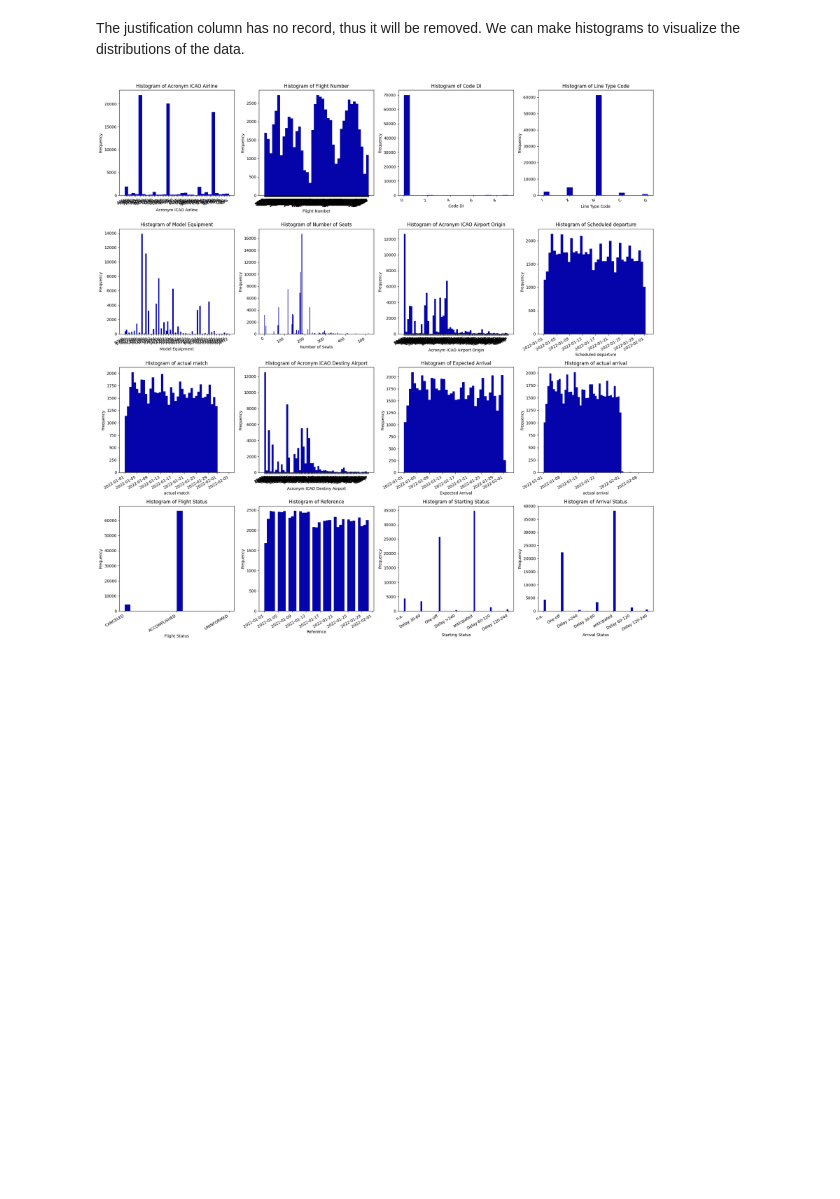
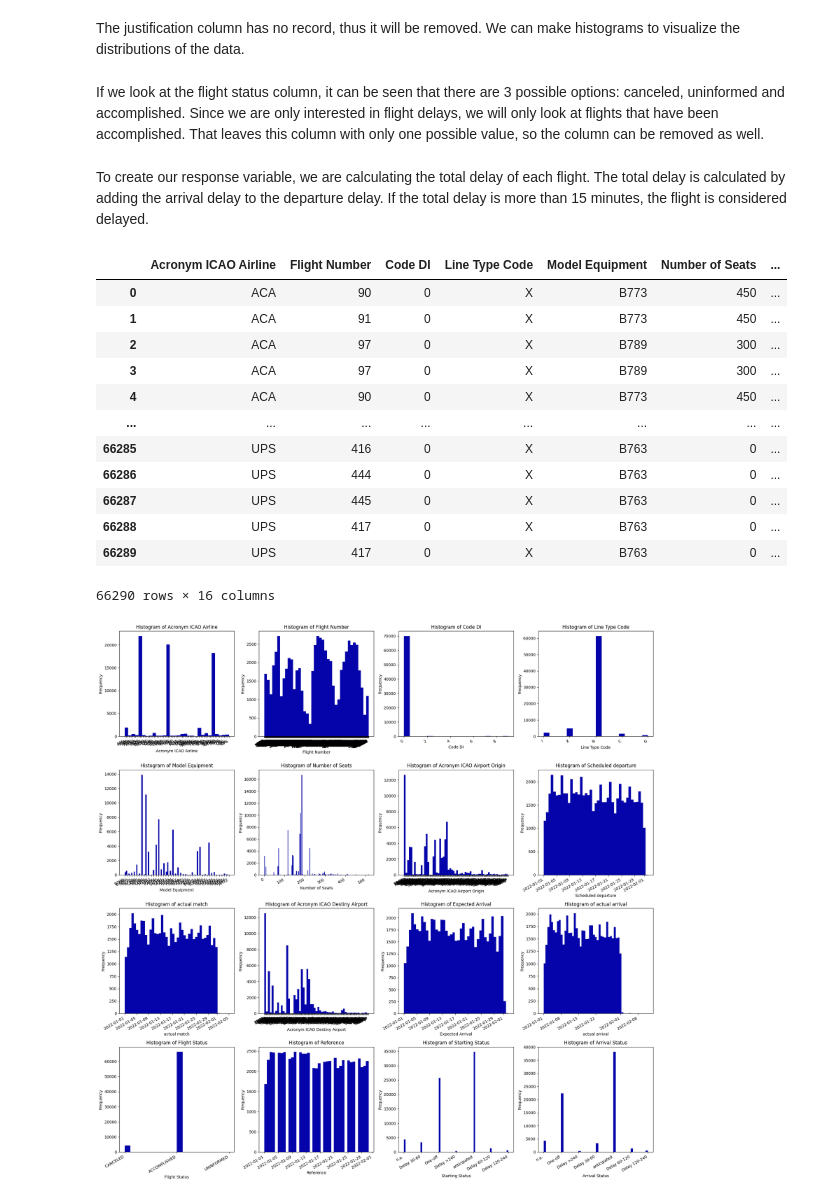
Before and after one commit to TygoF/Flight-delay-prediction, a Jupyter notebook: main.ipynb, the cells around one changed output. Saved outputs shown, nothing was run; the diff lists cells and outputs as text; code cells hidden in the pictures; blank space fills up the shorter version.

```diff
--- a/main.ipynb
+++ b/main.ipynb
@@ -135,4 +136,44 @@ The justification column has no record, thus it will be removed. We can make his
 # %%
 # Drop justification column as it has no entries
 data_brazil2.drop(columns=['Justification'], inplace=True)
+# %% [markdown]
+If we look at the flight status column, it can be seen that there are 3 possible options: canceled, uninformed and accomplished. Since we are only interested in flight delays, we will only look at flights that have been accomplished. That leaves this column with only one possible value, so the column can be removed as well.
+# %%
+# Drop entries of flights that are cancelled or uninformed
+data_brazil3 = data_brazil2.drop(data_brazil2[(data_brazil2["Flight Status"] == "CANCELED") | (data_brazil2["Flight Status"] == "UNINFORMED")].index)
+
+# Drop flight status column as it has no use anymore
+data_brazil3.drop(columns=['Flight Status'], inplace=True)
+# %% [markdown]
+To create our response variable, we are calculating the total delay of each flight. The total delay is calculated by adding the arrival delay to the departure delay. If the total delay is more than 15 minutes, the flight is considered delayed.
+# %%
+# Change starting status column to represent whether the departure delay is more than 15 minutes
+data_brazil3.loc[(data_brazil3["actual match"]-data_brazil3["Scheduled departure"]) <= datetime.timedelta(minutes=15), "Starting Status"] = 0
+data_brazil3.loc[(data_brazil3["actual match"]-data_brazil3["Scheduled departure"]) > datetime.timedelta(minutes=15), "Starting Status"] = 1
+
+# Change arrival status column to represent whether the arrival delay is more than 15 minutes
+data_brazil3.loc[(data_brazil3["actual arrival"]-data_brazil3["Expected Arrival"]) <= datetime.timedelta(minutes=15), "Arrival Status"] = 0
+data_brazil3.loc[(data_brazil3["actual arrival"]-data_brazil3["Expected Arrival"]) > datetime.timedelta(minutes=15), "Arrival Status"] = 1
+
+# Create new column "Delayed" which represents whether the total delay of the flight is more than 15 minutes
+data_brazil3.reset_index(drop=True, inplace=True)
+data_brazil3.loc[(data_brazil3["actual match"]-data_brazil3["Scheduled departure"]) + (data_brazil3["actual arrival"]-data_brazil3["Expected Arrival"]) <= datetime.timedelta(minutes=15), "Delayed"] = 0
+data_brazil3.loc[(data_brazil3["actual match"]-data_brazil3["Scheduled departure"]) + (data_brazil3["actual arrival"]-data_brazil3["Expected Arrival"]) > datetime.timedelta(minutes=15), "Delayed"] = 1
+data_brazil3["Delayed"] = data_brazil3["Delayed"].astype(int)
+
+display(data_brazil3)
+# %% [output]
+|  | Acronym ICAO Airline | Flight Number | Code DI | Line Type Code | Model Equipment | Number of Seats | ... |
+| 0 | ACA | 90 | 0 | X | B773 | 450 | ... |
+| 1 | ACA | 91 | 0 | X | B773 | 450 | ... |
+| 2 | ACA | 97 | 0 | X | B789 | 300 | ... |
+| 3 | ACA | 97 | 0 | X | B789 | 300 | ... |
+| 4 | ACA | 90 | 0 | X | B773 | 450 | ... |
+| ... | ... | ... | ... | ... | ... | ... | ... |
+| 66285 | UPS | 416 | 0 | X | B763 | 0 | ... |
+| 66286 | UPS | 444 | 0 | X | B763 | 0 | ... |
+| 66287 | UPS | 445 | 0 | X | B763 | 0 | ... |
+| 66288 | UPS | 417 | 0 | X | B763 | 0 | ... |
+| 66289 | UPS | 417 | 0 | X | B763 | 0 | ... |
+66290 rows × 16 columns
 # %%
```
Also changed, not shown: parts of 5 cells of this notebook.
